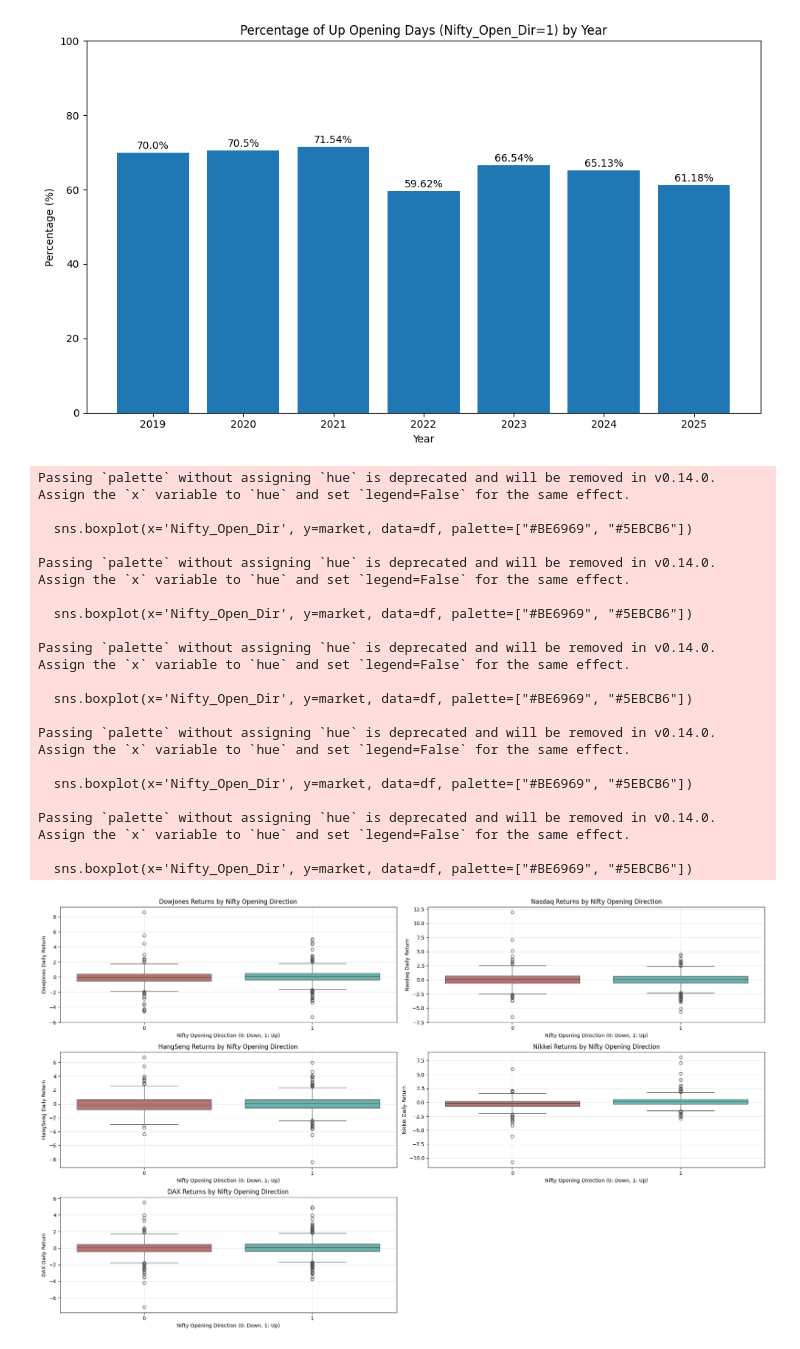
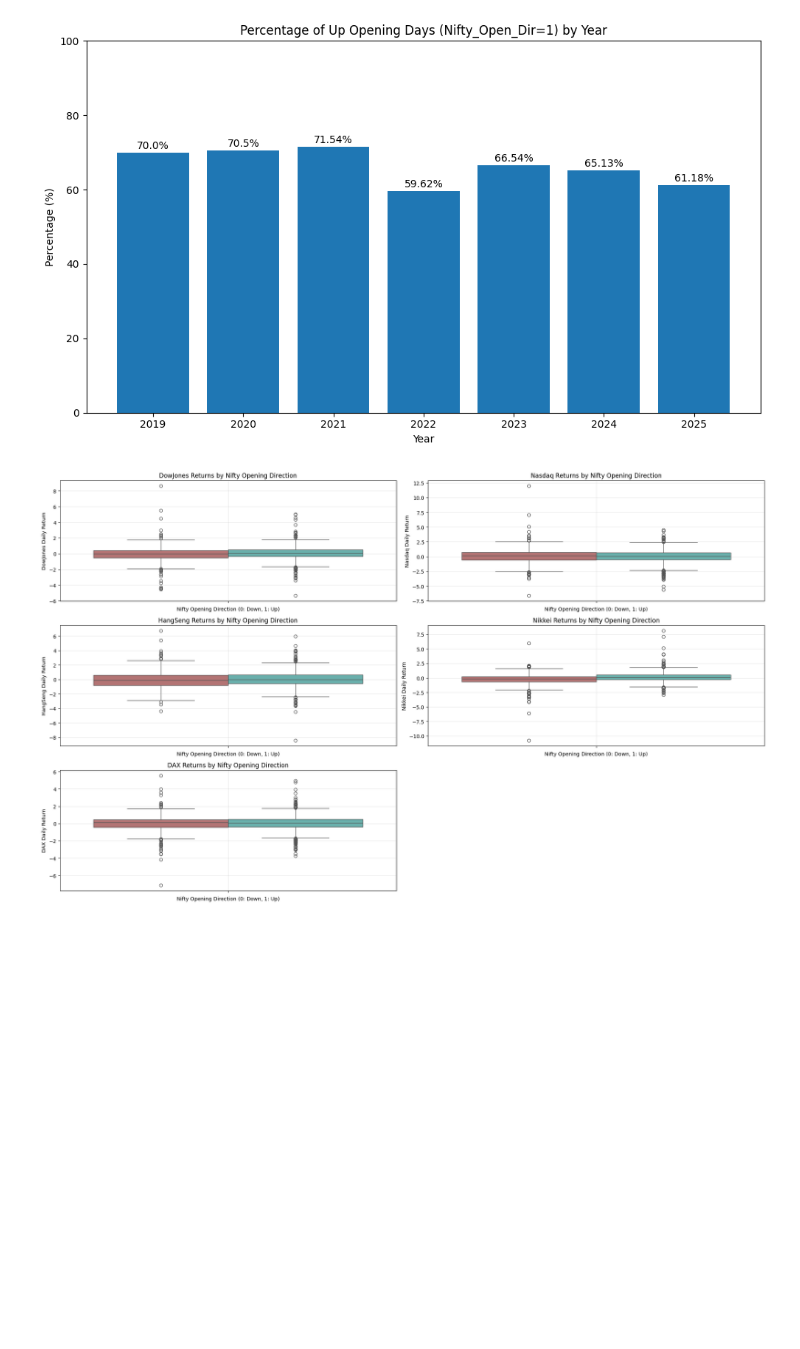
Before and after one commit to pablogrs/nifty_data, a Jupyter notebook: phase2.ipynb, the cells around one changed output. Cells and saved outputs as stored; diff of their text form; code cells hidden in the pictures; blank space fills up the shorter version.

```diff
--- a/phase2.ipynb
+++ b/phase2.ipynb
@@ -313,47 +315,29 @@ plt.show()
 # %%
 # c) **Visualize/summarize** global indices including VIX for 2 categories of `Nifty_Open_Dir`
 
 # Create box plots for each market's returns grouped by Nifty_Open_Dir
 plt.figure(figsize=(20, 12))
 
 # Define the markets to analyze
 markets_to_analyze = ['DowJones_Return', 'Nasdaq_Return', 'HangSeng_Return', 'Nikkei_Return', 'DAX_Return']
 
 for i, market in enumerate(markets_to_analyze, 1):
     plt.subplot(3, 2, i)
 
     # Create box plot
-    sns.boxplot(x='Nifty_Open_Dir', y=market, data=df, palette=["#BE6969", "#5EBCB6"])
+    sns.boxplot(hue='Nifty_Open_Dir', y=market, data=df,
+                palette=["#BE6969", "#5EBCB6"], legend=False)
 
     # Clean up market name for title
     market_name = market.replace('_Return', '')
     plt.title(f'{market_name} Returns by Nifty Opening Direction')
     plt.xlabel('Nifty Opening Direction (0: Down, 1: Up)')
     plt.ylabel(f'{market_name} Daily Return')
 
     # Add grid for better readability
     plt.grid(True, alpha=0.3)
 
 plt.tight_layout()
 plt.show()
 # %% [output]
-Passing `palette` without assigning `hue` is deprecated and will be removed in v0.14.0. Assign the `x` variable to `hue` and set `legend=False` for the same effect.
-
-  sns.boxplot(x='Nifty_Open_Dir', y=market, data=df, palette=["#BE6969", "#5EBCB6"])
-
-Passing `palette` without assigning `hue` is deprecated and will be removed in v0.14.0. Assign the `x` variable to `hue` and set `legend=False` for the same effect.
-
-  sns.boxplot(x='Nifty_Open_Dir', y=market, data=df, palette=["#BE6969", "#5EBCB6"])
-
-Passing `palette` without assigning `hue` is deprecated and will be removed in v0.14.0. Assign the `x` variable to `hue` and set `legend=False` for the same effect.
-
-  sns.boxplot(x='Nifty_Open_Dir', y=market, data=df, palette=["#BE6969", "#5EBCB6"])
-
-Passing `palette` without assigning `hue` is deprecated and will be removed in v0.14.0. Assign the `x` variable to `hue` and set `legend=False` for the same effect.
-
-  sns.boxplot(x='Nifty_Open_Dir', y=market, data=df, palette=["#BE6969", "#5EBCB6"])
-
-Passing `palette` without assigning `hue` is deprecated and will be removed in v0.14.0. Assign the `x` variable to `hue` and set `legend=False` for the same effect.
-
-  sns.boxplot(x='Nifty_Open_Dir', y=market, data=df, palette=["#BE6969", "#5EBCB6"])
-[figure, old version]
+[figure, new version]
```
Also changed, not shown: parts of 3 cells of this notebook, 1 other file.
